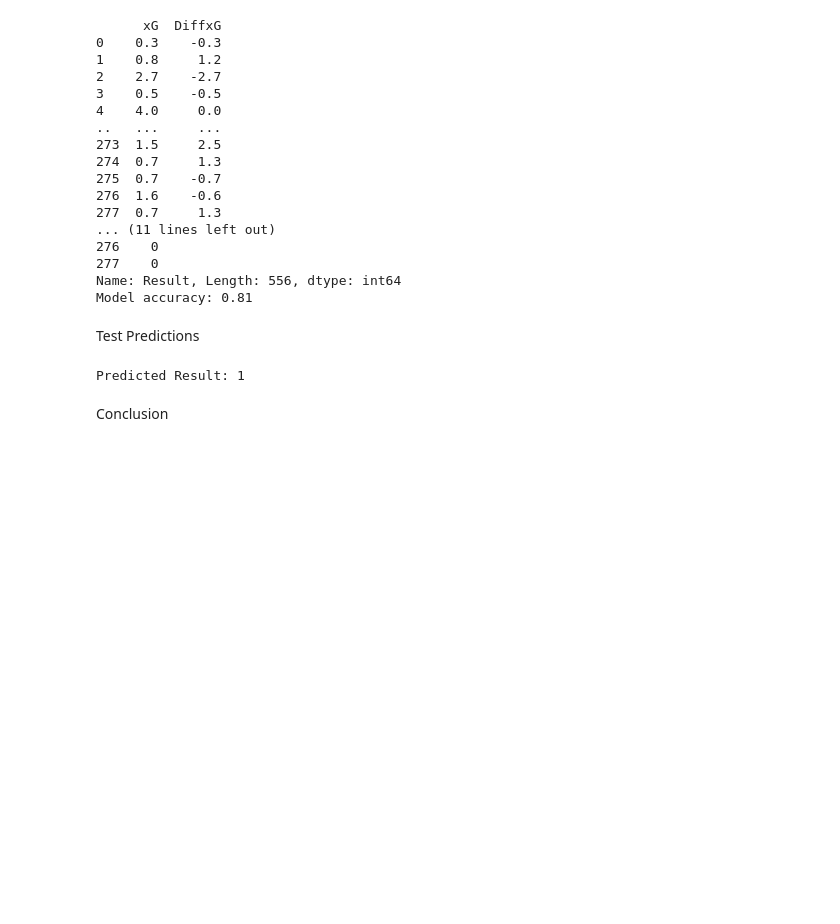
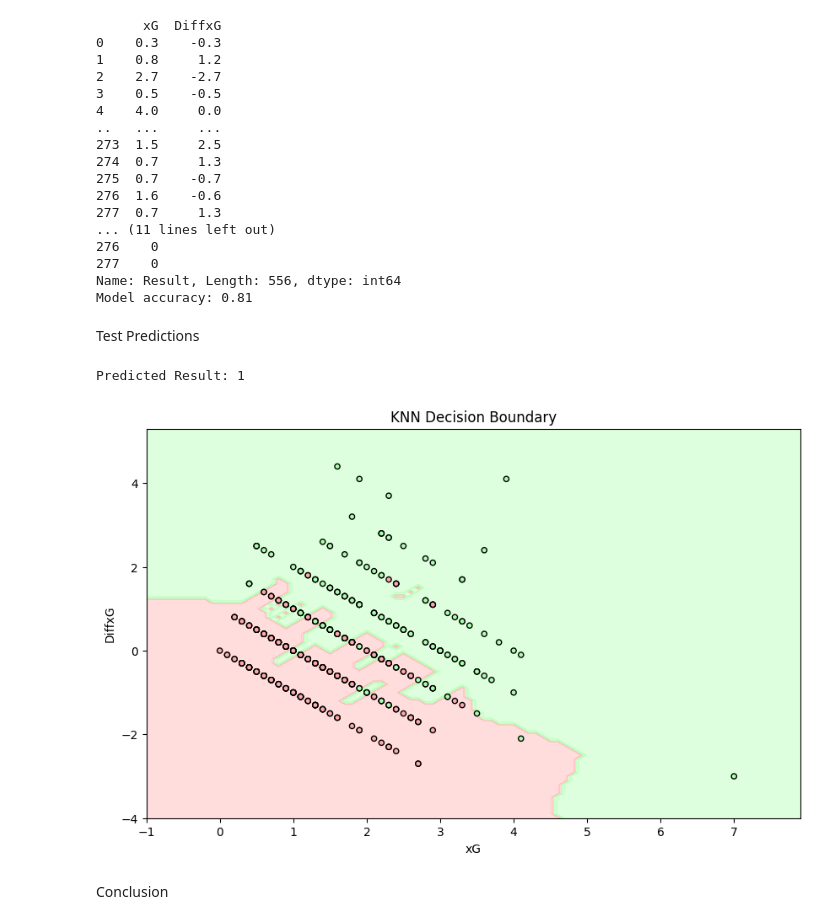
Before and after one commit to landenf/Expected-Soccer-Goals-ML, a Jupyter notebook: model.ipynb, the cells around one changed output. Saved outputs shown, nothing was run; the diff lists cells and outputs as text; code cells hidden in the pictures; blank space fills up the shorter version.

```diff
--- a/model.ipynb
+++ b/model.ipynb
@@ -130,15 +133,40 @@ Name: Result, Length: 556, dtype: int64
 Model accuracy: 0.81
 # %% [markdown]
 Test Predictions
-# %%
-test_data_df = pd.DataFrame({
-    'xG': [10],
-    'DiffxG': [-0.6]
-})
-
-predicted_result = knn.predict(test_data_df)
-print(f"Predicted Result: {predicted_result[0]}")
-# %% [output]
-Predicted Result: 1
+# %%
+test_data_df = pd.DataFrame({
+    'xG': [9.6],
+    'DiffxG': [-0.6]
+})
+
+predicted_result = knn.predict(test_data_df)
+print(f"Predicted Result: {predicted_result[0]}")
+
+# Define plot boundaries
+x_min, x_max = X.iloc[:, 0].min() - 1, X.iloc[:, 0].max() + 1
+y_min, y_max = X.iloc[:, 1].min() - 1, X.iloc[:, 1].max() + 1
+
+# Generate a grid of points to plot decision boundary
+xx, yy = np.meshgrid(np.arange(x_min, x_max, 0.1),
+                     np.arange(y_min, y_max, 0.1))
+
+# Predict the labels for all points in the grid
+Z = knn.predict(np.c_[xx.ravel(), yy.ravel()])
+Z = Z.reshape(xx.shape)
+
+# Define colors for the contour plot
+cmap_light = ListedColormap(['#FFAAAA', '#AAFFAA'])
+
+# Plot decision boundary
+plt.figure(figsize=(10, 6))
+plt.contourf(xx, yy, Z, alpha=0.4, cmap=cmap_light)
+plt.scatter(X.iloc[:, 0], X.iloc[:, 1], c=y, cmap=cmap_light, s=20, edgecolors='k')
+plt.xlabel('xG')
+plt.ylabel('DiffxG')
+plt.title('KNN Decision Boundary')
+plt.show()
+# %% [output]
+Predicted Result: 1
+[figure, added]
 # %% [markdown]
 Conclusion
```
Also changed, not shown: parts of 2 cells of this notebook.
